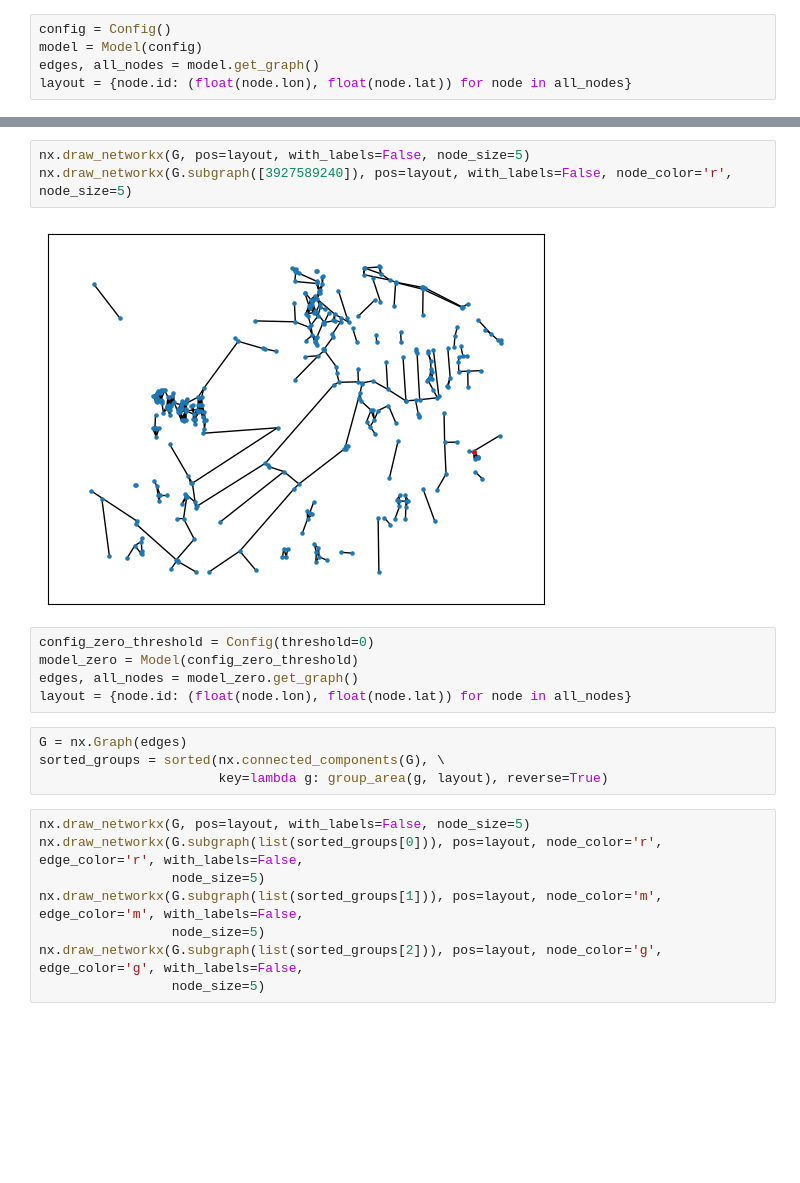
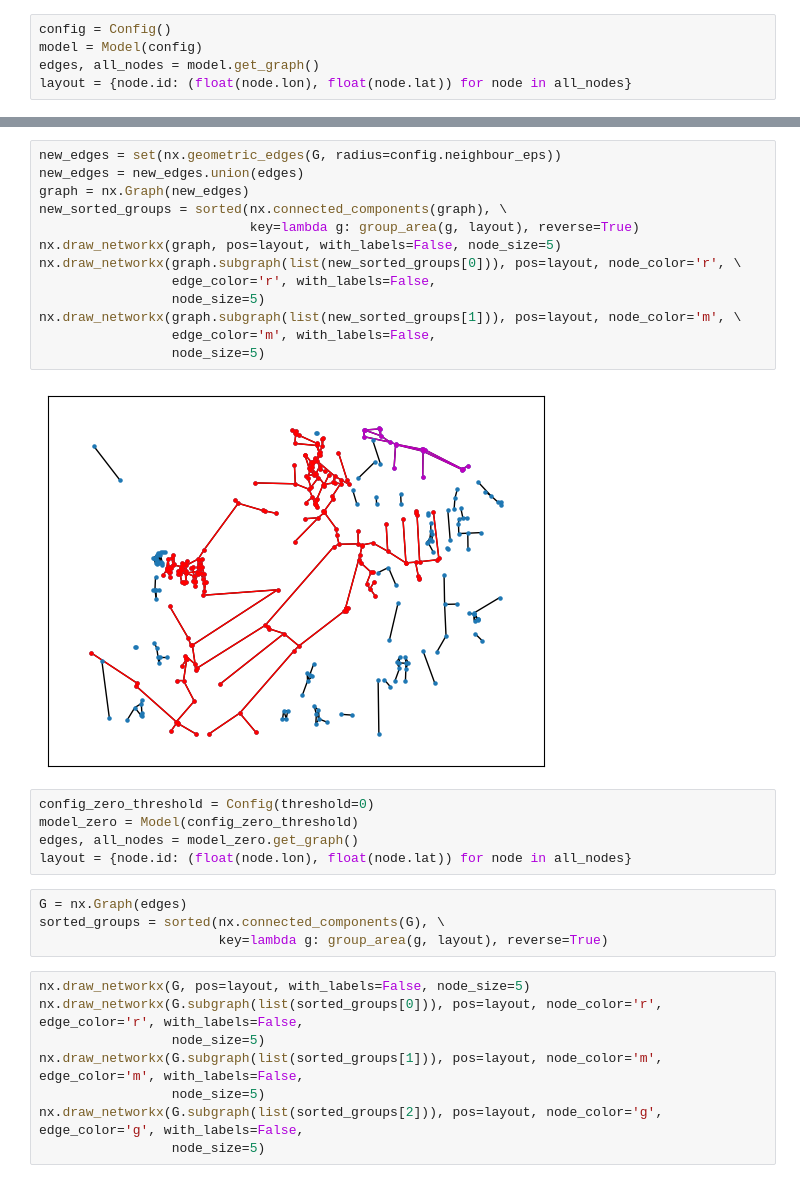
Before and after one commit to jxnw/cycle-routes, a Jupyter notebook: notebooks/example.ipynb, the cells around one changed output, grey strips where cells are left out. Saved outputs shown, nothing was run; the diff lists cells and outputs as text; blank space fills up the shorter version.

```diff
--- a/notebooks/example.ipynb
+++ b/notebooks/example.ipynb
@@ -68,22 +47,32 @@ nx.geometric_edges(G, radius=0.0001)
-# %%
-nx.draw_networkx(G, pos=layout, with_labels=False, node_size=5)
-nx.draw_networkx(G.subgraph([3927589240]), pos=layout, with_labels=False, node_color='r', node_size=5)
-# %% [output]
-[figure, removed]
-# %%
-config_zero_threshold = Config(threshold=0)
-model_zero = Model(config_zero_threshold)
-edges, all_nodes = model_zero.get_graph()
-layout = {node.id: (float(node.lon), float(node.lat)) for node in all_nodes}
-# %%
-G = nx.Graph(edges)
-sorted_groups = sorted(nx.connected_components(G), \
-                       key=lambda g: group_area(g, layout), reverse=True)
-# %%
-nx.draw_networkx(G, pos=layout, with_labels=False, node_size=5)
-nx.draw_networkx(G.subgraph(list(sorted_groups[0])), pos=layout, node_color='r', edge_color='r', with_labels=False,
-                 node_size=5)
-nx.draw_networkx(G.subgraph(list(sorted_groups[1])), pos=layout, node_color='m', edge_color='m', with_labels=False,
-                 node_size=5)
-nx.draw_networkx(G.subgraph(list(sorted_groups[2])), pos=layout, node_color='g', edge_color='g', with_labels=False,
-                 node_size=5)
+# %%
+new_edges = set(nx.geometric_edges(G, radius=config.neighbour_eps))
+new_edges = new_edges.union(edges)
+graph = nx.Graph(new_edges)
+new_sorted_groups = sorted(nx.connected_components(graph), \
+                           key=lambda g: group_area(g, layout), reverse=True)
+nx.draw_networkx(graph, pos=layout, with_labels=False, node_size=5)
+nx.draw_networkx(graph.subgraph(list(new_sorted_groups[0])), pos=layout, node_color='r', \
+                 edge_color='r', with_labels=False,
+                 node_size=5)
+nx.draw_networkx(graph.subgraph(list(new_sorted_groups[1])), pos=layout, node_color='m', \
+                 edge_color='m', with_labels=False,
+                 node_size=5)
+# %% [output]
+[figure, added]
+# %%
+config_zero_threshold = Config(threshold=0)
+model_zero = Model(config_zero_threshold)
+edges, all_nodes = model_zero.get_graph()
+layout = {node.id: (float(node.lon), float(node.lat)) for node in all_nodes}
+# %%
+G = nx.Graph(edges)
+sorted_groups = sorted(nx.connected_components(G), \
+                       key=lambda g: group_area(g, layout), reverse=True)
+# %%
+nx.draw_networkx(G, pos=layout, with_labels=False, node_size=5)
+nx.draw_networkx(G.subgraph(list(sorted_groups[0])), pos=layout, node_color='r', edge_color='r', with_labels=False,
+                 node_size=5)
+nx.draw_networkx(G.subgraph(list(sorted_groups[1])), pos=layout, node_color='m', edge_color='m', with_labels=False,
+                 node_size=5)
+nx.draw_networkx(G.subgraph(list(sorted_groups[2])), pos=layout, node_color='g', edge_color='g', with_labels=False,
+                 node_size=5)
```
Also changed, not shown: parts of 4 cells of this notebook, 9 other files.
